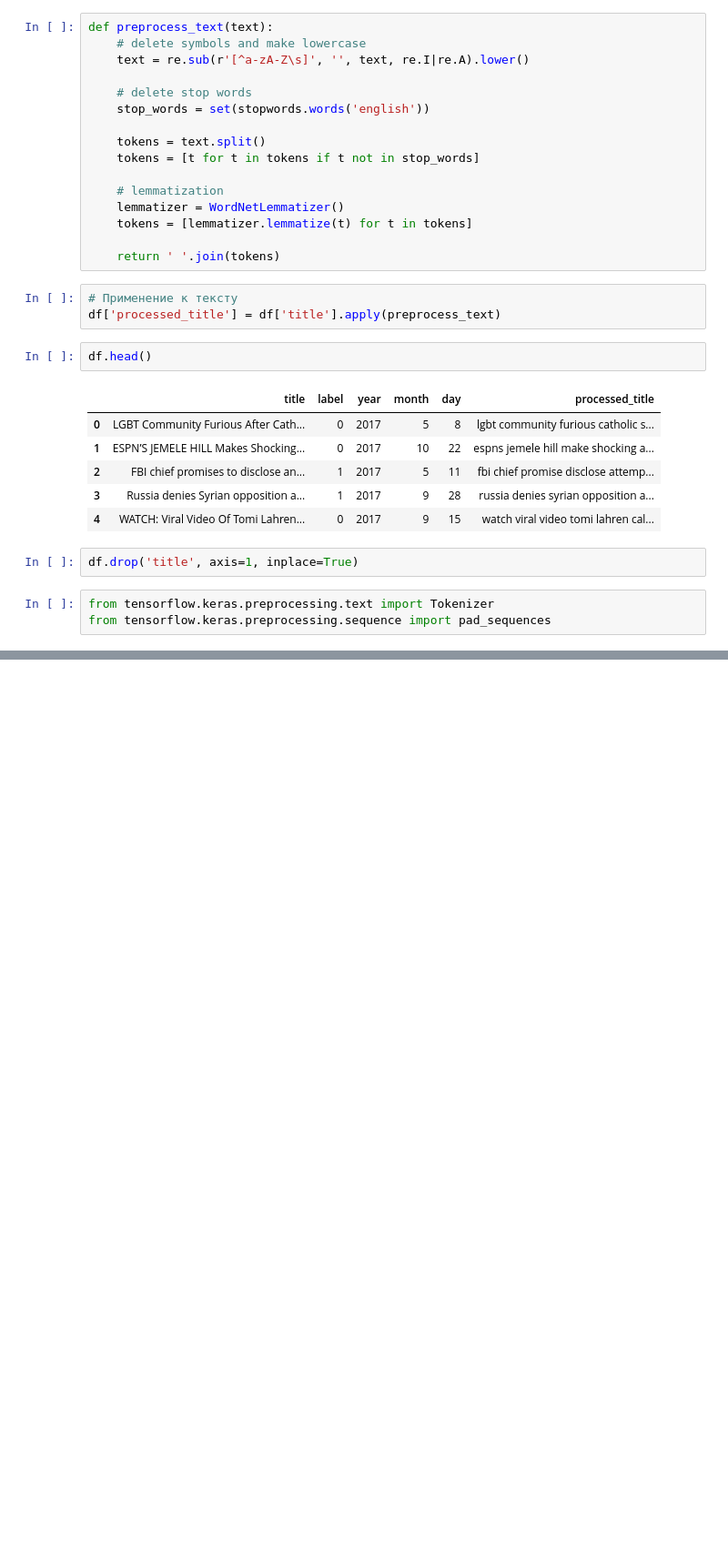
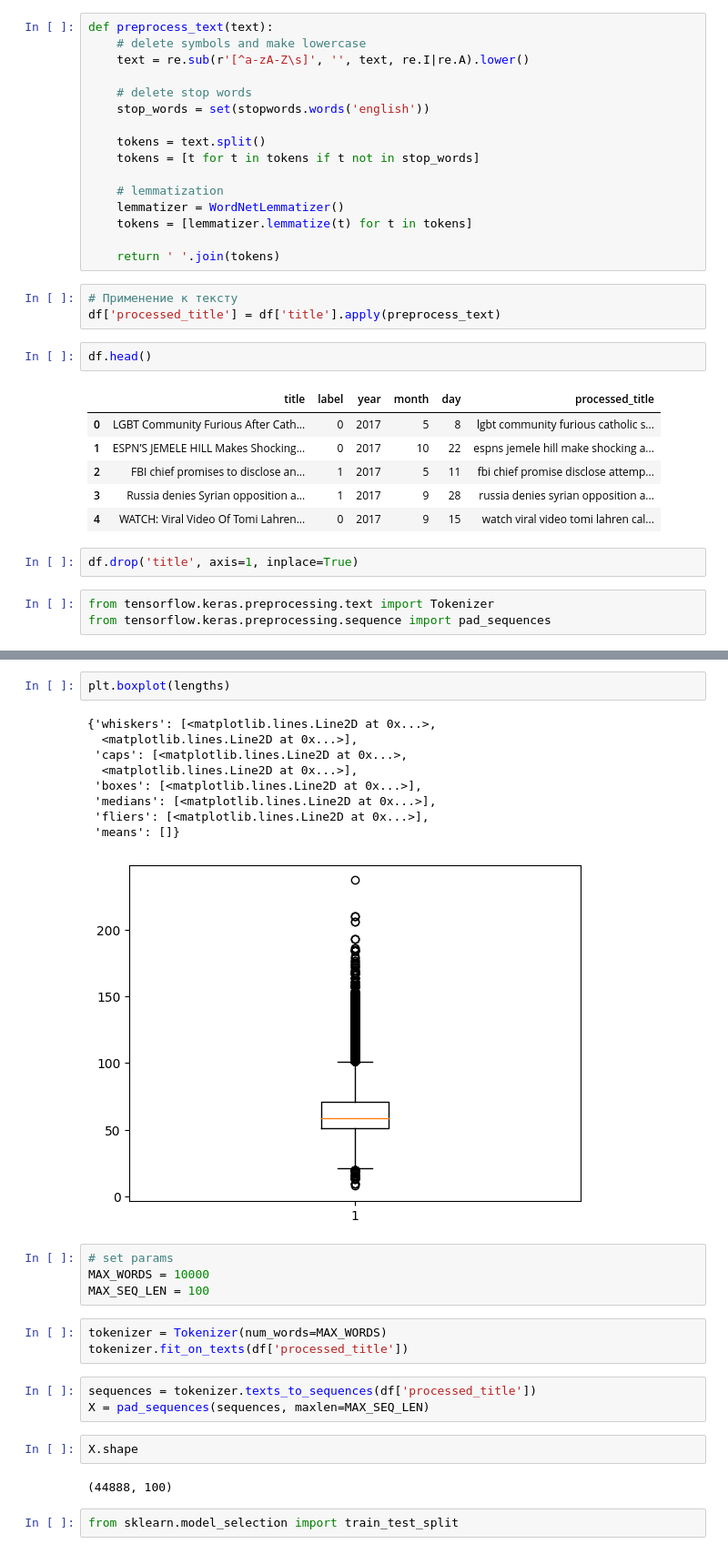
Before and after one commit to nastya-papulova/Neural_networks, a Jupyter notebook: LR2/LR2.ipynb, the cells around one changed output, grey strips where cells are left out. Shown at 91% size. Cells and saved outputs as stored; diff of their text form; blank space fills up the shorter version.

Commit message:
tokenize data

```diff
--- a/LR2/LR2.ipynb
+++ b/LR2/LR2.ipynb
@@ -228,0 +271,28 @@ from tensorflow.keras.preprocessing.sequence import pad_sequences
+# %%
+plt.boxplot(lengths)
+# %% [output]
+{'whiskers': [<matplotlib.lines.Line2D at 0x...>,
+  <matplotlib.lines.Line2D at 0x...>],
+ 'caps': [<matplotlib.lines.Line2D at 0x...>,
+  <matplotlib.lines.Line2D at 0x...>],
+ 'boxes': [<matplotlib.lines.Line2D at 0x...>],
+ 'medians': [<matplotlib.lines.Line2D at 0x...>],
+ 'fliers': [<matplotlib.lines.Line2D at 0x...>],
+ 'means': []}
+[figure, added]
+# %%
+# set params
+MAX_WORDS = 10000
+MAX_SEQ_LEN = 100
+# %%
+tokenizer = Tokenizer(num_words=MAX_WORDS)
+tokenizer.fit_on_texts(df['processed_title'])
+# %%
+sequences = tokenizer.texts_to_sequences(df['processed_title'])
+X = pad_sequences(sequences, maxlen=MAX_SEQ_LEN)
+# %%
+X.shape
+# %% [output]
+(44888, 100)
+# %%
+from sklearn.model_selection import train_test_split
```
Also changed, not shown: parts of 7 cells of this notebook.
